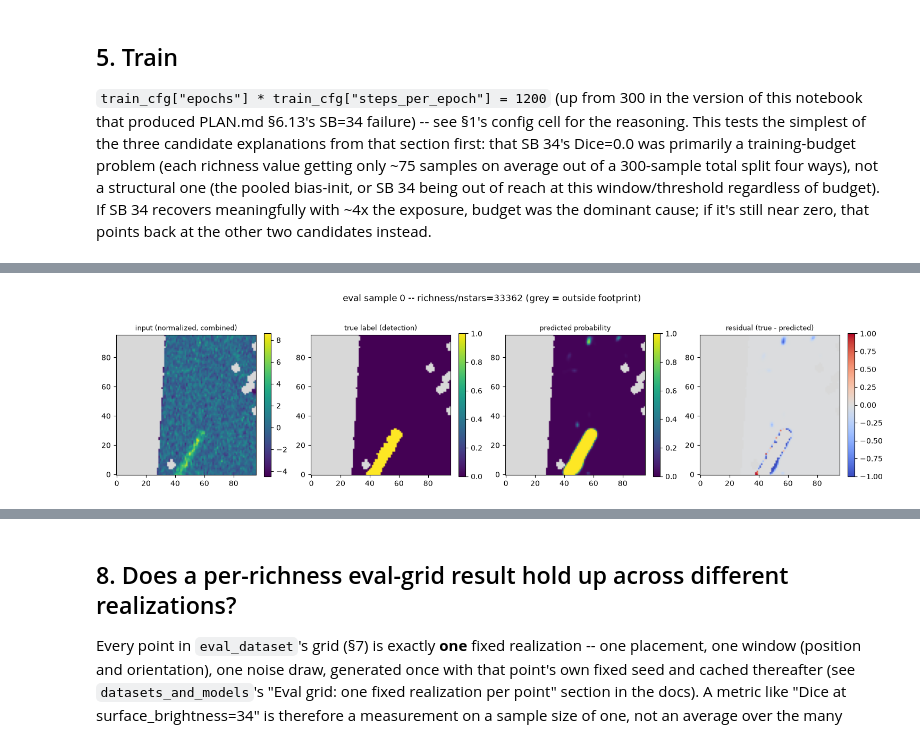
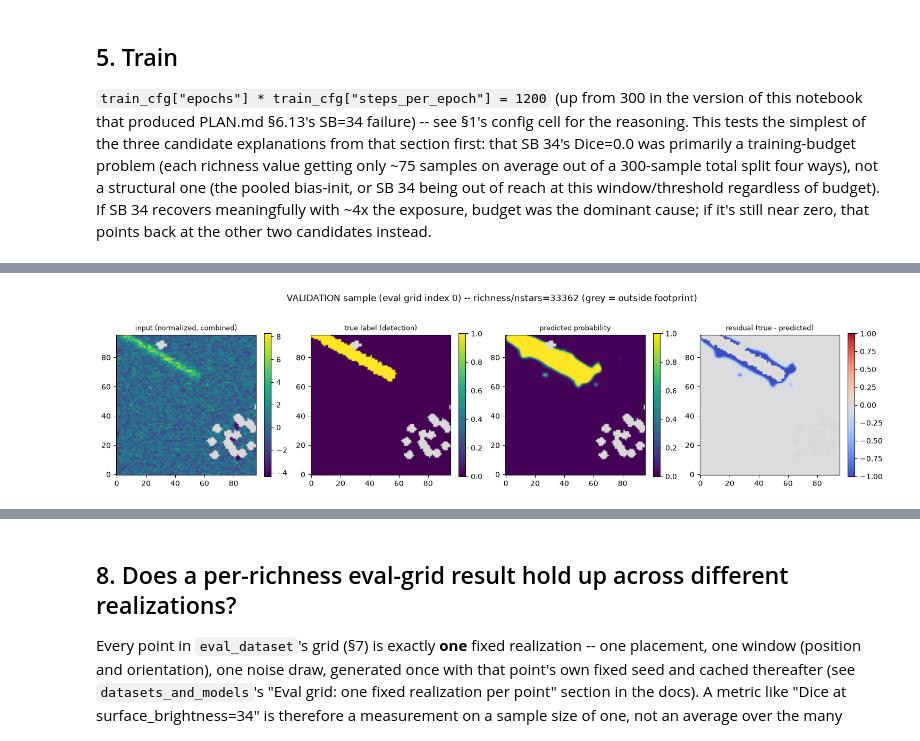
Before and after one commit to MatthieuPE/streamgoggles, a Jupyter notebook: notebooks/train_model.ipynb, the cells around one changed output, grey strips where cells are left out. Drawn from its saved outputs; the diff is of its cells as text; code cells hidden in the pictures.

```diff
--- a/notebooks/train_model.ipynb
+++ b/notebooks/train_model.ipynb
@@ -102,7 +111,12 @@ background_cfg = dict(
     source="light",
     survey="lsst",
     release="yr1",
-    source_kwargs={},
+    # seed is NOT decoration: streamobs's synthetic background generation is
+    # unseeded by default, so without this every run of this notebook trains
+    # on a *different* background catalog -- two loads in one process differ,
+    # and numpy's global seed has no effect on it (PLAN.md §6.15). That was
+    # the real cause of this notebook's run-to-run metric variation.
+    source_kwargs={"seed": 20260915},
     finalize={"enabled": False},
 )
 
@@ -136,6 +150,12 @@ stream_param_cfg = dict(
     z=0.0002,
 )
 
+# Independent realizations per eval-grid point (§7). Each parameter
+# combination is evaluated n_eval_replicates times with different
+# placement/window/orientation/noise, so a per-richness metric is a mean and
+# spread rather than one arbitrary draw of it -- see §7/§8.
+n_eval_replicates = 5
+
 model_cfg = dict(base_width=12, depth=2, head="sigmoid")
 
 # epochs*steps_per_epoch=1200 (up from 300, PLAN.md §6.13's follow-up) --
@@ -493,7 +566,11 @@ diverging colormap centered on 0, fixed to the `[-1, 1]` range this bounded
 target actually spans) -- pixels where the model is confidently wrong stand
 out at either extreme.
 # %%
-sample0 = eval_dataset_norm[0]
+# Change this and re-run the cell to inspect a different validation sample
+# (see the markdown above for what the index means).
+inspect_idx = 0
+
+sample0 = eval_dataset_norm[inspect_idx]
 channels_meta = sample0["metadata"]["channels"]
 good_idx = next(
     i
@@ -515,35 +592,38 @@ resid_cmap.set_bad(color="0.85")
 
 
 def _masked(img):
     return np.where(valid_mask0, img, np.nan)
 
 
 fig, axes = plt.subplots(1, 4, figsize=(15, 4))
 for ax, img, title, cm, kwargs in zip(
     axes,
     [
         sample0["map_stack"][good_idx],
         sample0["label_stack"][good_idx],
         pred0[good_idx],
         residual0[good_idx],
     ],
     [
         "input (normalized, combined)",
         "true label (detection)",
         "predicted probability",
         "residual (true - predicted)",
     ],
     [cmap, cmap, cmap, resid_cmap],
     [{}, dict(vmin=0, vmax=1), dict(vmin=0, vmax=1), dict(vmin=-1, vmax=1)],
 ):
     im = ax.imshow(_masked(img), origin="lower", cmap=cm, **kwargs)
     ax.set_title(title, fontsize=9)
     plt.colorbar(im, ax=ax, fraction=0.046)
-fig.suptitle(f"eval sample 0 -- richness/nstars={sample0['params']['nstars']} (grey = outside footprint)")
+fig.suptitle(
+    f"VALIDATION sample (eval grid index {inspect_idx}) -- "
+    f"richness/nstars={sample0['params']['nstars']} (grey = outside footprint)"
+)
 plt.tight_layout()
 plt.show()
 # %% [output]
-[figure, old version]
+[figure, new version]
 # %% [markdown]
 ## 7. Evaluate on the grid, compare to the k·σ baseline
 
```
Also changed, not shown: parts of 13 cells of this notebook, 4 other files.
